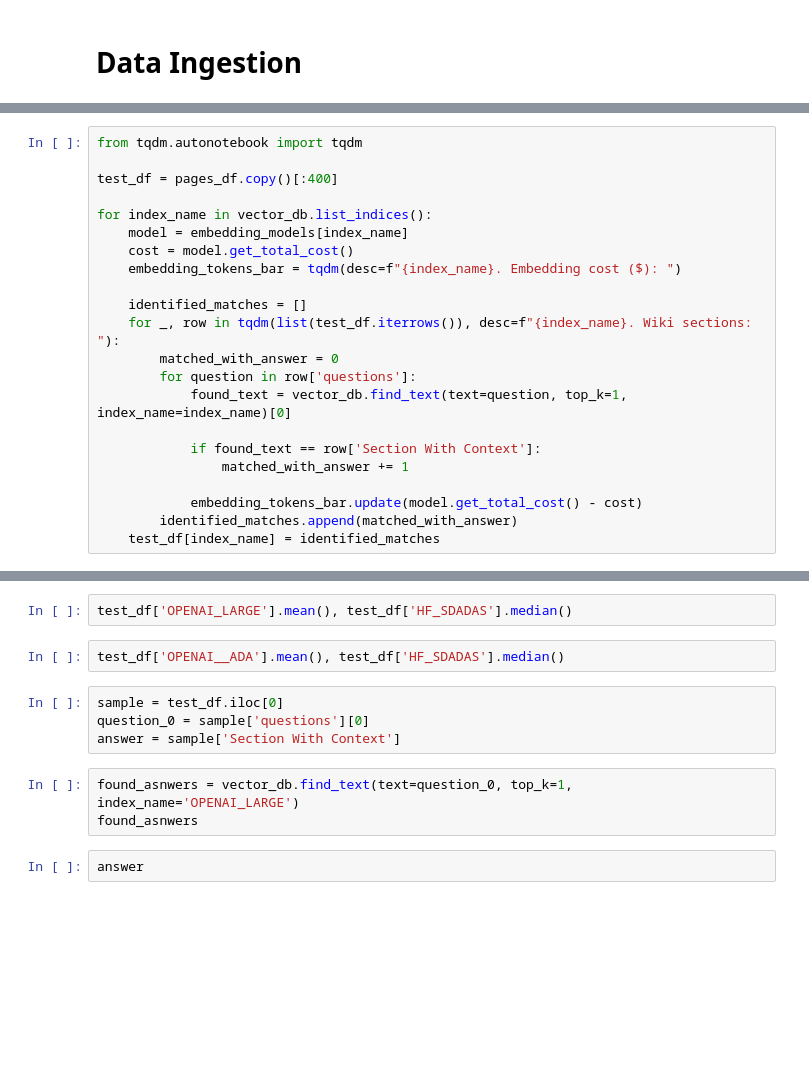
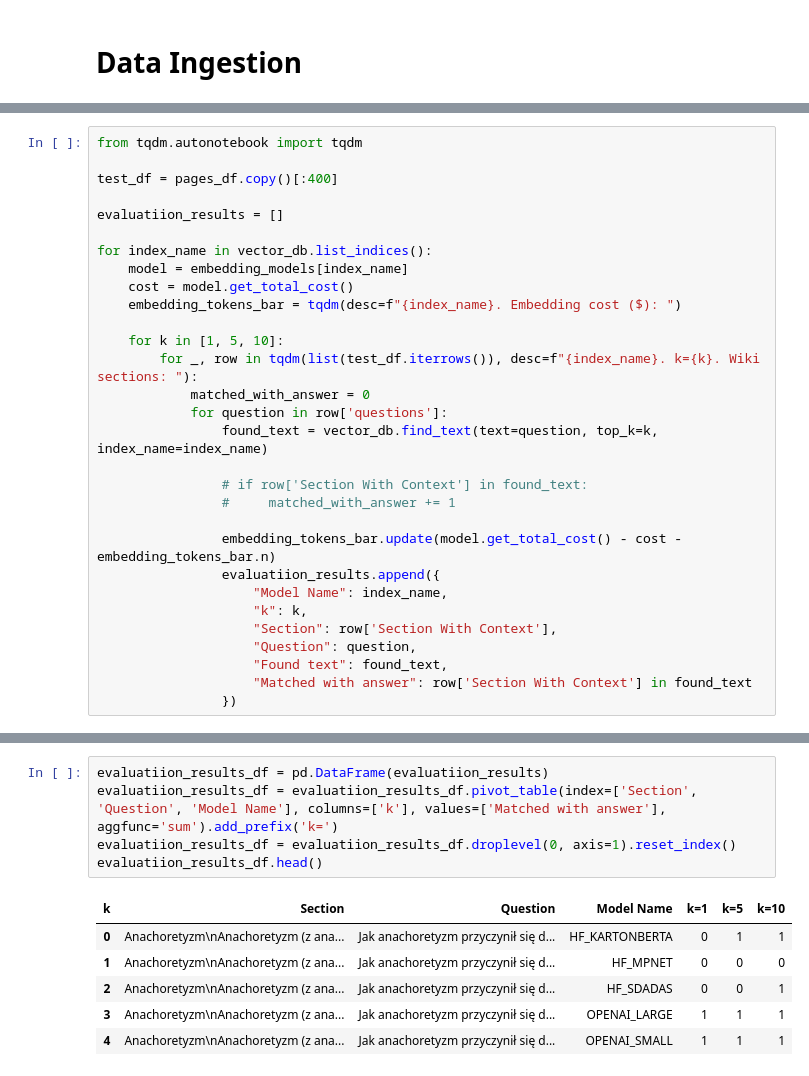
Before and after one commit to AndreyProfDev/articles_materials, a Jupyter notebook: src/run_comparison.ipynb, the cells around one changed output, grey strips where cells are left out. Saved outputs shown, nothing was run; the diff lists cells and outputs as text; blank space fills up the shorter version.

```diff
--- a/src/run_comparison.ipynb
+++ b/src/run_comparison.ipynb
@@ -129,21 +178,29 @@ for index_name in vector_db.list_indices():
 from tqdm.autonotebook import tqdm
 
 test_df = pages_df.copy()[:400]
+
+evaluatiion_results = []
 
 for index_name in vector_db.list_indices():
     model = embedding_models[index_name]
     cost = model.get_total_cost()
     embedding_tokens_bar = tqdm(desc=f"{index_name}. Embedding cost ($): ")
 
-    identified_matches = []
-    for _, row in tqdm(list(test_df.iterrows()), desc=f"{index_name}. Wiki sections: "):
-        matched_with_answer = 0
-        for question in row['questions']:
-            found_text = vector_db.find_text(text=question, top_k=1, index_name=index_name)[0]
+    for k in [1, 5, 10]:
+        for _, row in tqdm(list(test_df.iterrows()), desc=f"{index_name}. k={k}. Wiki sections: "):
+            matched_with_answer = 0
+            for question in row['questions']:
+                found_text = vector_db.find_text(text=question, top_k=k, index_name=index_name)
 
-            if found_text == row['Section With Context']:
-                matched_with_answer += 1
+                # if row['Section With Context'] in found_text:
+                #     matched_with_answer += 1
 
-            embedding_tokens_bar.update(model.get_total_cost() - cost)
-        identified_matches.append(matched_with_answer)
-    test_df[index_name] = identified_matches
+                embedding_tokens_bar.update(model.get_total_cost() - cost - embedding_tokens_bar.n)
+                evaluatiion_results.append({
+                    "Model Name": index_name,
+                    "k": k,
+                    "Section": row['Section With Context'],
+                    "Question": question,
+                    "Found text": found_text,
+                    "Matched with answer": row['Section With Context'] in found_text
+                })
@@ -154,13 +207,12 @@ test_df['OPENAI_SMALL'].mean(), test_df['HF_SDADAS'].median()
-# %%
-test_df['OPENAI_LARGE'].mean(), test_df['HF_SDADAS'].median()
-# %%
-test_df['OPENAI__ADA'].mean(), test_df['HF_SDADAS'].median()
-# %%
-sample = test_df.iloc[0]
-question_0 = sample['questions'][0]
-answer = sample['Section With Context']
-# %%
-found_asnwers = vector_db.find_text(text=question_0, top_k=1, index_name='OPENAI_LARGE')
-found_asnwers
-# %%
-answer
+# %%
+evaluatiion_results_df = pd.DataFrame(evaluatiion_results)
+evaluatiion_results_df = evaluatiion_results_df.pivot_table(index=['Section', 'Question', 'Model Name'], columns=['k'], values=['Matched with answer'], aggfunc='sum').add_prefix('k=')
+evaluatiion_results_df = evaluatiion_results_df.droplevel(0, axis=1).reset_index()
+evaluatiion_results_df.head()
+# %% [output]
+| k | Section | Question | Model Name | k=1 | k=5 | k=10 |
+| 0 | Anachoretyzm\nAnachoretyzm (z ana... | Jak anachoretyzm przyczynił się d... | HF_KARTONBERTA | 0 | 1 | 1 |
+| 1 | Anachoretyzm\nAnachoretyzm (z ana... | Jak anachoretyzm przyczynił się d... | HF_MPNET | 0 | 0 | 0 |
+| 2 | Anachoretyzm\nAnachoretyzm (z ana... | Jak anachoretyzm przyczynił się d... | HF_SDADAS | 0 | 0 | 1 |
+| 3 | Anachoretyzm\nAnachoretyzm (z ana... | Jak anachoretyzm przyczynił się d... | OPENAI_LARGE | 1 | 1 | 1 |
+| 4 | Anachoretyzm\nAnachoretyzm (z ana... | Jak anachoretyzm przyczynił się d... | OPENAI_SMALL | 1 | 1 | 1 |
```
Also changed, not shown: parts of 26 cells of this notebook, 4 other files.
